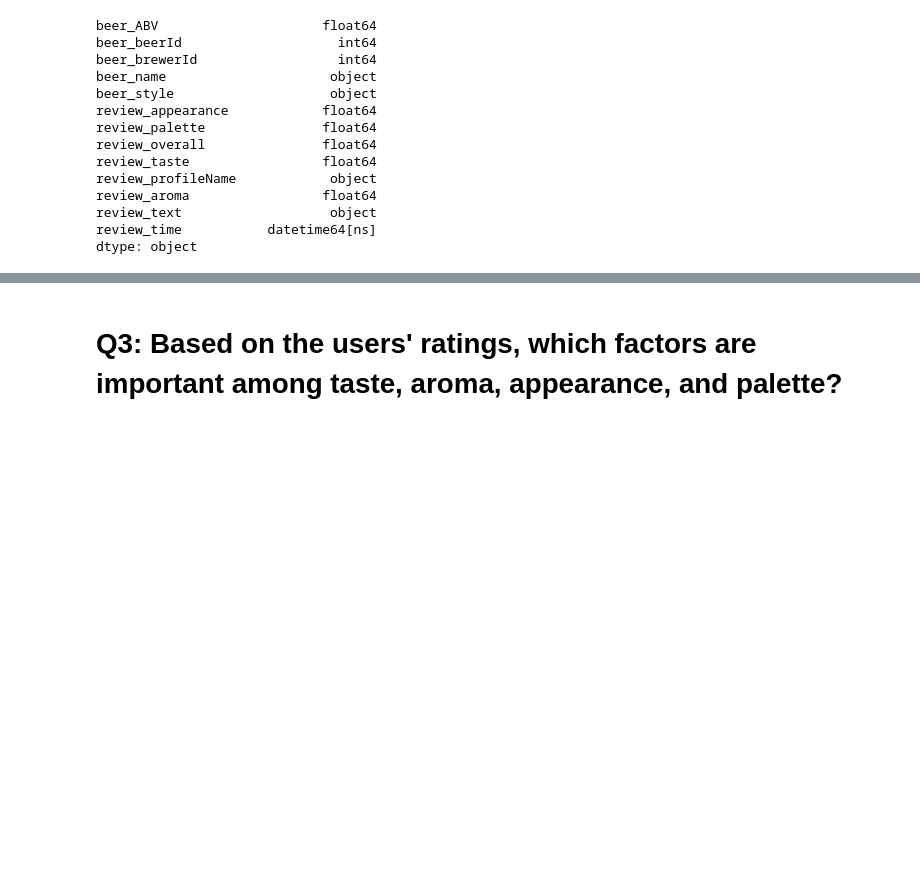
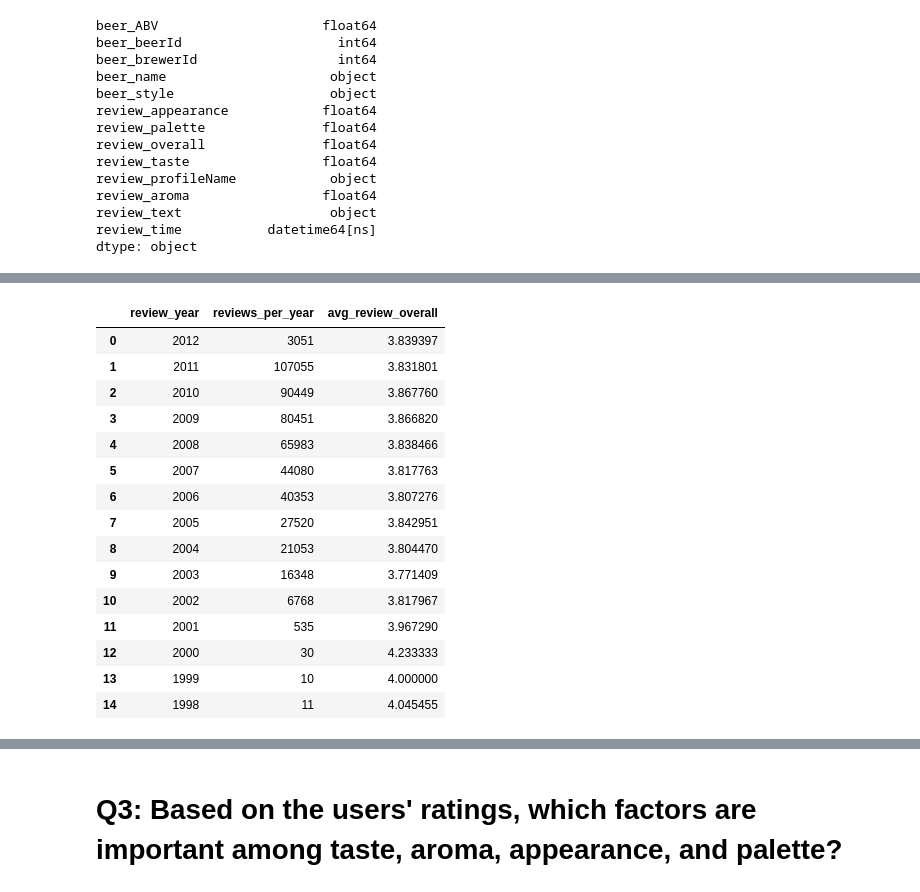
Before and after one commit to AvatarJoshi/beer_data_analysis, a Jupyter notebook: beer_analysis.ipynb, the cells around one changed output, grey strips where cells are left out. Saved outputs shown, nothing was run; the diff lists cells and outputs as text; code cells hidden in the pictures; blank space fills up the shorter version.

```diff
--- a/beer_analysis.ipynb
+++ b/beer_analysis.ipynb
@@ -249,0 +240,30 @@ df["review_month"].value_counts().sort_index().plot(kind="bar")
+# %%
+# Create a new dataframe with review_time, reviews_per_year, and avg_review_overall
+review_year_df = df.groupby(["review_year"]).agg({"review_time": "count", "review_overall": "mean"})
+review_year_df = review_year_df.rename(columns={"review_time": "reviews_per_year", "review_overall": "avg_review_overall"})
+
+# Sort by review_year
+review_year_df = review_year_df.sort_values(["review_year"], ascending=False)
+
+# Create an index for the dataframe
+review_year_df = review_year_df.reset_index()
+
+# View the dataframe
+review_year_df
+# %% [output]
+|  | review_year | reviews_per_year | avg_review_overall |
+| 0 | 2012 | 3051 | 3.839397 |
+| 1 | 2011 | 107055 | 3.831801 |
+| 2 | 2010 | 90449 | 3.867760 |
+| 3 | 2009 | 80451 | 3.866820 |
+| 4 | 2008 | 65983 | 3.838466 |
+| 5 | 2007 | 44080 | 3.817763 |
+| 6 | 2006 | 40353 | 3.807276 |
+| 7 | 2005 | 27520 | 3.842951 |
+| 8 | 2004 | 21053 | 3.804470 |
+| 9 | 2003 | 16348 | 3.771409 |
+| 10 | 2002 | 6768 | 3.817967 |
+| 11 | 2001 | 535 | 3.967290 |
+| 12 | 2000 | 30 | 4.233333 |
+| 13 | 1999 | 10 | 4.000000 |
+| 14 | 1998 | 11 | 4.045455 |
```
Also changed, not shown: parts of 7 cells of this notebook, 1 other file.
